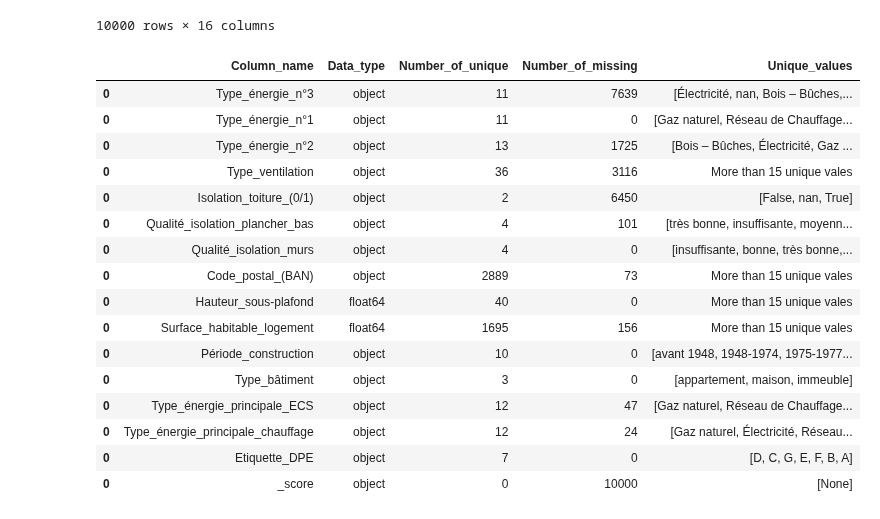
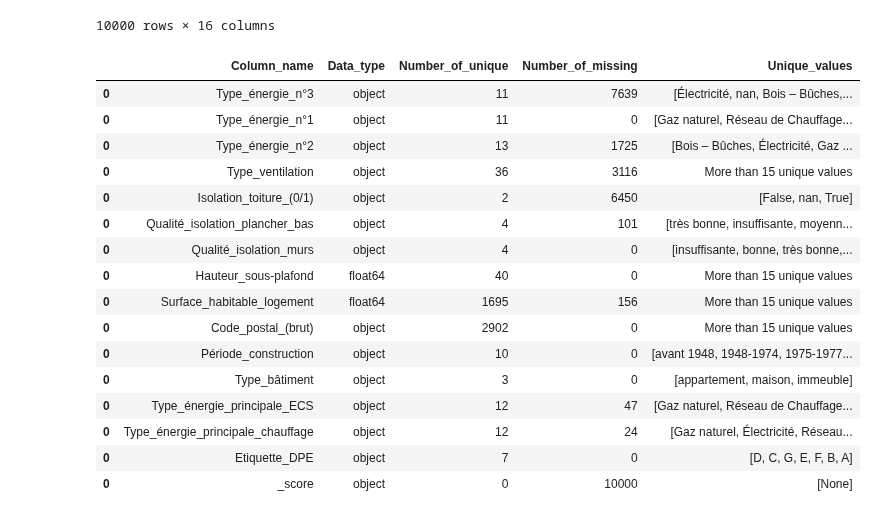
Before and after one commit to LACHQER-Wiam/Projet-Python, a Jupyter notebook: data.ipynb, the cells around one changed output. Drawn from its saved outputs; the diff is of its cells as text; code cells hidden in the pictures.

```diff
--- a/data.ipynb
+++ b/data.ipynb
@@ -7,6 +14,7 @@ import matplotlib.pyplot as plt
 # %%
 #Fonction qui permet d’explorer les données
-def creat_unique(df):
+
+def create_unique(df):
 
     df_unique = pd.DataFrame(columns=['Column_name','Data_type', 'Number_of_unique','Number_of_missing', 'Unique_values'])
 
@@ -19,7 +27,7 @@ def creat_unique(df):
         if num_unique <= 15:
             unique_vals = list(df[col].unique())
         else:
-            unique_vals = "More than 15 unique vales"
+            unique_vals = "More than 15 unique values"
 
         # get the data type of the column
         data_type = df[col].dtype
@@ -36,10 +44,7 @@ Le simulateur de DPE en fonction d’informations accessibles pour le propriéta
 # %%
 #Importation des colonnes utilisées pour la simulation
 
-size = 10000
-api_root = "https://koumoul.com/data-fair/api/v1/datasets/dpe-france/lines"
-format_api = f"{api_root}?page=1&after=10&format=json&q_mode=simple&"
-url_api = "https://koumoul.com/data-fair/api/v1/datasets/dpe-v2-logements-existants/lines?size=10000&select=Etiquette_DPE%2CType_b%C3%A2timent%2CP%C3%A9riode_construction%2CHauteur_sous-plafond%2CSurface_habitable_logement%2CCode_postal_(BAN)%2CType_%C3%A9nergie_n%C2%B01%2CType_%C3%A9nergie_n%C2%B02%2CType_%C3%A9nergie_n%C2%B03%2CIsolation_toiture_(0%2F1)%2CQualit%C3%A9_isolation_murs%2CQualit%C3%A9_isolation_plancher_bas%2CType_%C3%A9nergie_principale_chauffage%2CType_%C3%A9nergie_principale_ECS%2CType_ventilation"
+url_api = "https://koumoul.com/data-fair/api/v1/datasets/dpe-v2-logements-existants/lines?size=10000&select=Etiquette_DPE%2CType_b%C3%A2timent%2CP%C3%A9riode_construction%2CHauteur_sous-plafond%2CSurface_habitable_logement%2CCode_postal_(brut)%2CType_%C3%A9nergie_n%C2%B01%2CType_%C3%A9nergie_n%C2%B02%2CType_%C3%A9nergie_n%C2%B03%2CIsolation_toiture_(0%2F1)%2CQualit%C3%A9_isolation_murs%2CQualit%C3%A9_isolation_plancher_bas%2CType_%C3%A9nergie_principale_chauffage%2CType_%C3%A9nergie_principale_ECS%2CType_ventilation"
 req = requests.get(url_api)
 wb = req.json()
 df = pd.json_normalize(wb["results"])
@@ -59,19 +64,19 @@ df
 | 9999 | NaN | Gaz naturel | Électricité | NaN | NaN | ... |
 10000 rows × 16 columns
 # %%
-creat_unique(df)
+create_unique(df)
 # %% [output]
 |  | Column_name | Data_type | Number_of_unique | Number_of_missing | Unique_values |
 | 0 | Type_énergie_n°3 | object | 11 | 7639 | [Électricité, nan, Bois – Bûches,... |
 | 0 | Type_énergie_n°1 | object | 11 | 0 | [Gaz naturel, Réseau de Chauffage... |
 | 0 | Type_énergie_n°2 | object | 13 | 1725 | [Bois – Bûches, Électricité, Gaz ... |
-| 0 | Type_ventilation | object | 36 | 3116 | More than 15 unique vales |
+| 0 | Type_ventilation | object | 36 | 3116 | More than 15 unique values |
 | 0 | Isolation_toiture_(0/1) | object | 2 | 6450 | [False, nan, True] |
 | 0 | Qualité_isolation_plancher_bas | object | 4 | 101 | [très bonne, insuffisante, moyenn... |
 | 0 | Qualité_isolation_murs | object | 4 | 0 | [insuffisante, bonne, très bonne,... |
-| 0 | Code_postal_(BAN) | object | 2889 | 73 | More than 15 unique vales |
-| 0 | Hauteur_sous-plafond | float64 | 40 | 0 | More than 15 unique vales |
-| 0 | Surface_habitable_logement | float64 | 1695 | 156 | More than 15 unique vales |
+| 0 | Hauteur_sous-plafond | float64 | 40 | 0 | More than 15 unique values |
+| 0 | Surface_habitable_logement | float64 | 1695 | 156 | More than 15 unique values |
+| 0 | Code_postal_(brut) | object | 2902 | 0 | More than 15 unique values |
 | 0 | Période_construction | object | 10 | 0 | [avant 1948, 1948-1974, 1975-1977... |
 | 0 | Type_bâtiment | object | 3 | 0 | [appartement, maison, immeuble] |
 | 0 | Type_énergie_principale_ECS | object | 12 | 47 | [Gaz naturel, Réseau de Chauffage... |
```
Also changed, not shown: parts of 7 cells of this notebook.
